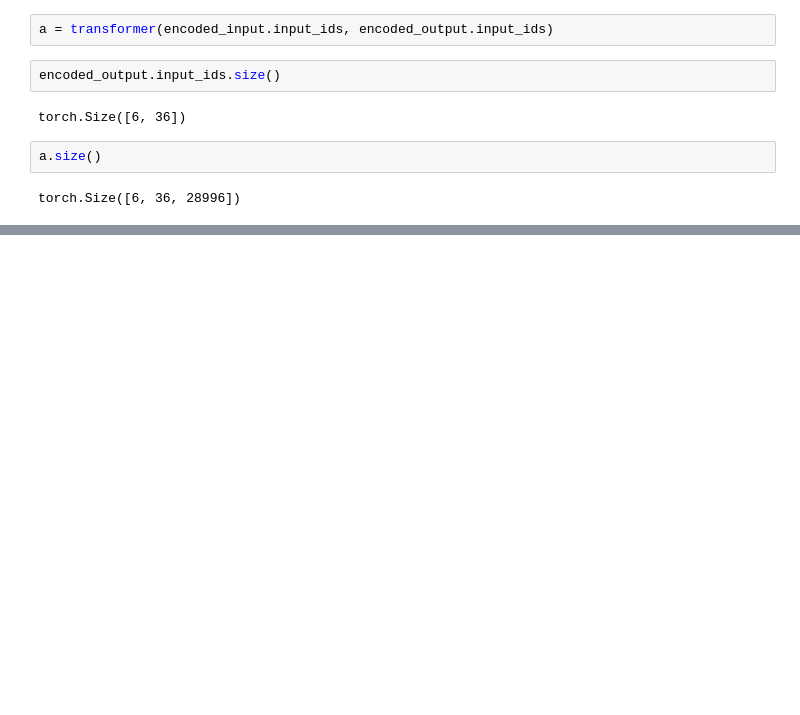
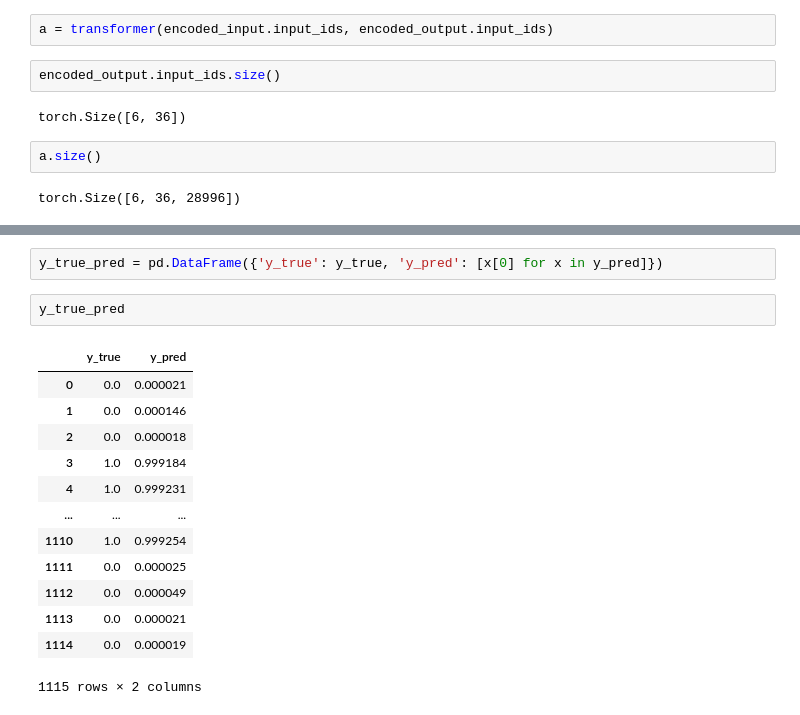
Before and after one commit to bzerroug/transformers-implementation, a Jupyter notebook: transformers_implementation/notebooks/transfomer.ipynb, the cells around one changed output, grey strips where cells are left out. Drawn from its saved outputs; the diff is of its cells as text; blank space fills up the shorter version.

```diff
--- a/transformers_implementation/notebooks/transfomer.ipynb
+++ b/transformers_implementation/notebooks/transfomer.ipynb
@@ -371,0 +737,18 @@ torch.Size([6, 36, 28996])
+# %%
+y_true_pred = pd.DataFrame({'y_true': y_true, 'y_pred': [x[0] for x in y_pred]})
+# %%
+y_true_pred
+# %% [output]
+|  | y_true | y_pred |
+| 0 | 0.0 | 0.000021 |
+| 1 | 0.0 | 0.000146 |
+| 2 | 0.0 | 0.000018 |
+| 3 | 1.0 | 0.999184 |
+| 4 | 1.0 | 0.999231 |
+| ... | ... | ... |
+| 1110 | 1.0 | 0.999254 |
+| 1111 | 0.0 | 0.000025 |
+| 1112 | 0.0 | 0.000049 |
+| 1113 | 0.0 | 0.000021 |
+| 1114 | 0.0 | 0.000019 |
+1115 rows × 2 columns
```
Also changed, not shown: parts of 37 cells of this notebook, 3 other files.
